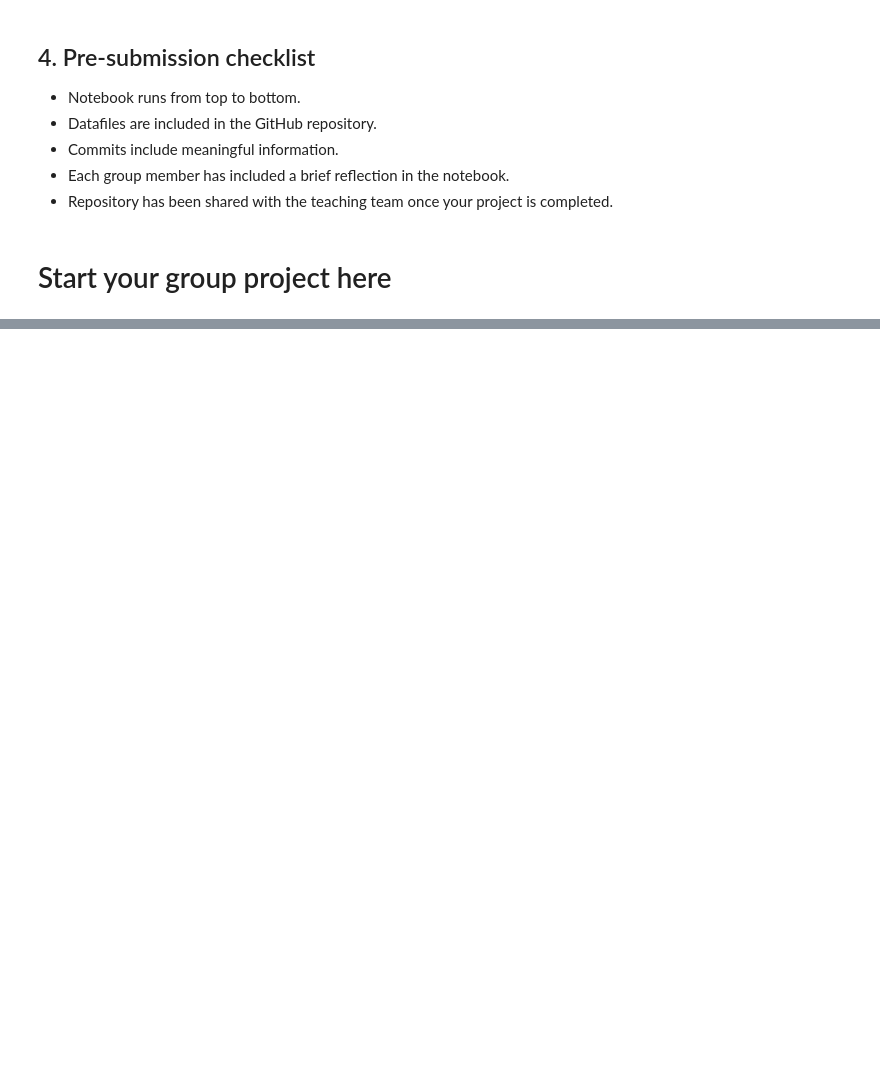
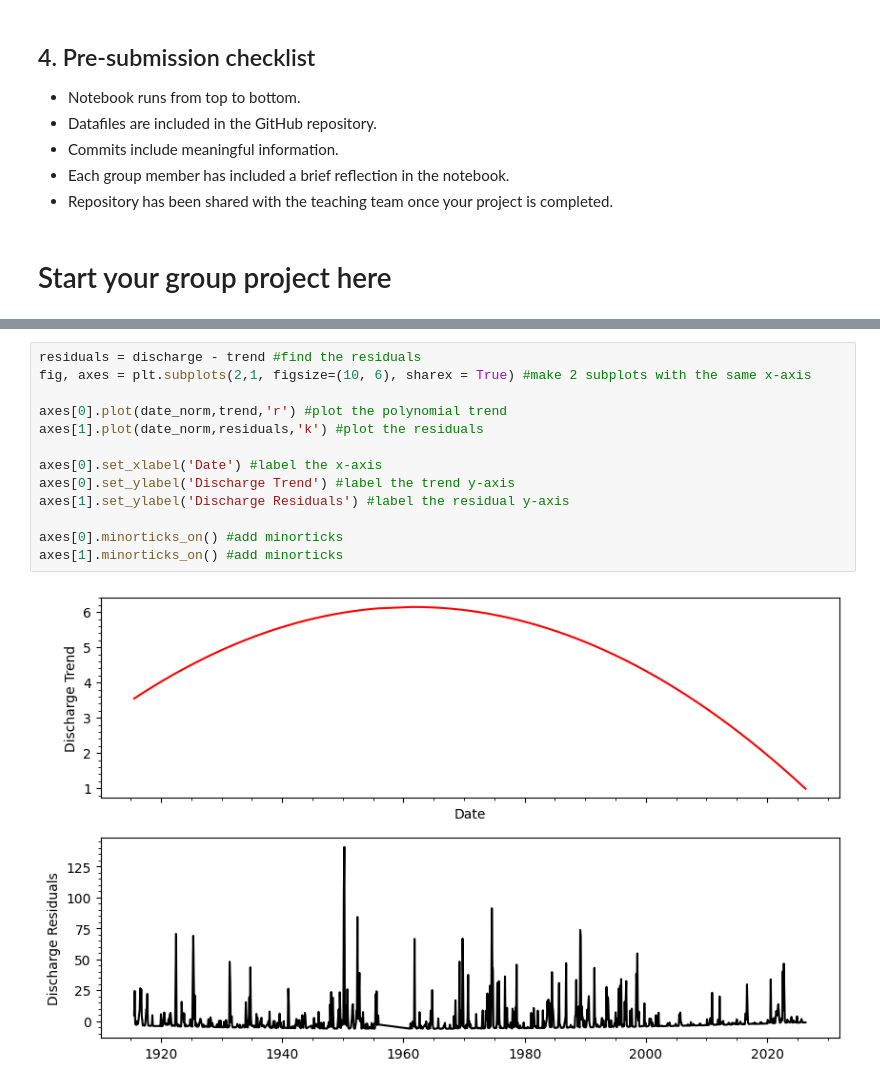
Before and after one commit to u7792930/ESMC2010-W10-GroupProject, a Jupyter notebook: EMSC2010_Group_Project_Week_10.ipynb, the cells around one changed output, grey strips where cells are left out. Cells and saved outputs as stored; diff of their text form; blank space fills up the shorter version.

```diff
--- a/EMSC2010_Group_Project_Week_10.ipynb
+++ b/EMSC2010_Group_Project_Week_10.ipynb
@@ -46,0 +159,15 @@ Repeat text as required.
+# %%
+residuals = discharge - trend #find the residuals
+fig, axes = plt.subplots(2,1, figsize=(10, 6), sharex = True) #make 2 subplots with the same x-axis
+
+axes[0].plot(date_norm,trend,'r') #plot the polynomial trend
+axes[1].plot(date_norm,residuals,'k') #plot the residuals
+
+axes[0].set_xlabel('Date') #label the x-axis
+axes[0].set_ylabel('Discharge Trend') #label the trend y-axis
+axes[1].set_ylabel('Discharge Residuals') #label the residual y-axis
+
+axes[0].minorticks_on() #add minorticks
+axes[1].minorticks_on() #add minorticks
+# %% [output]
+[figure, added]
```
Also changed, not shown: parts of 39 cells of this notebook.
